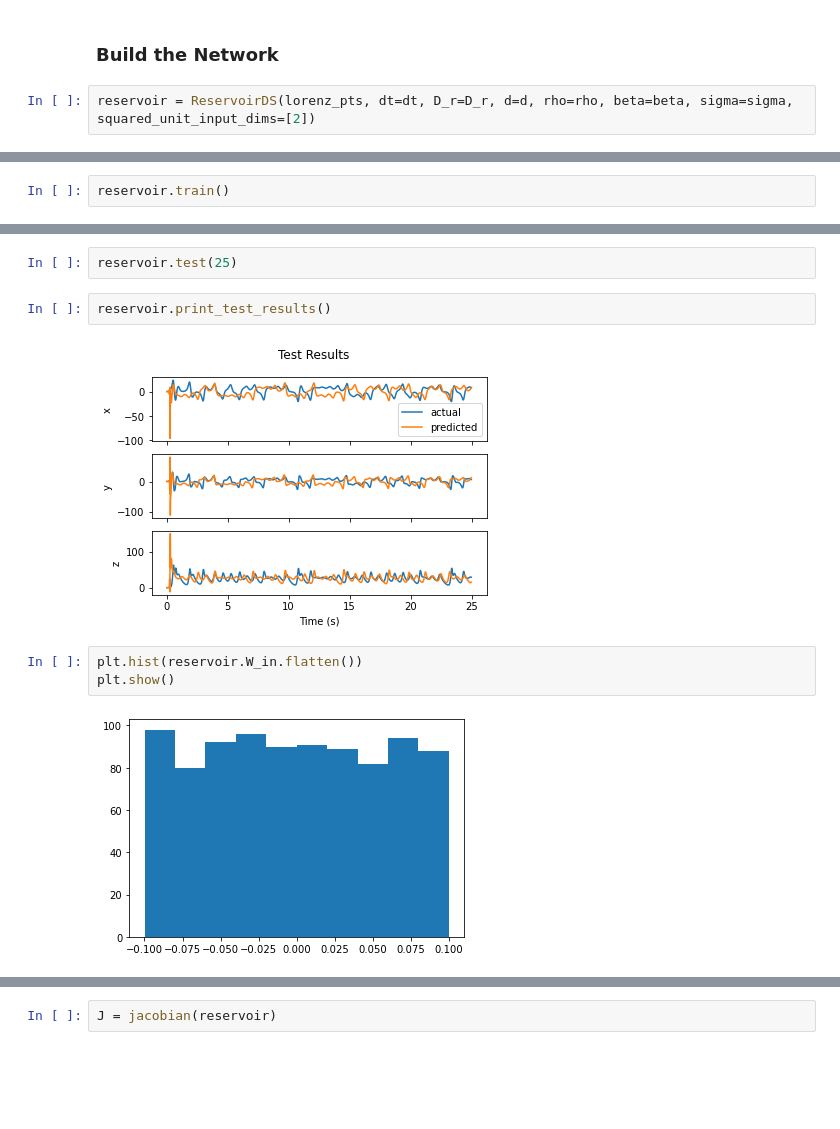
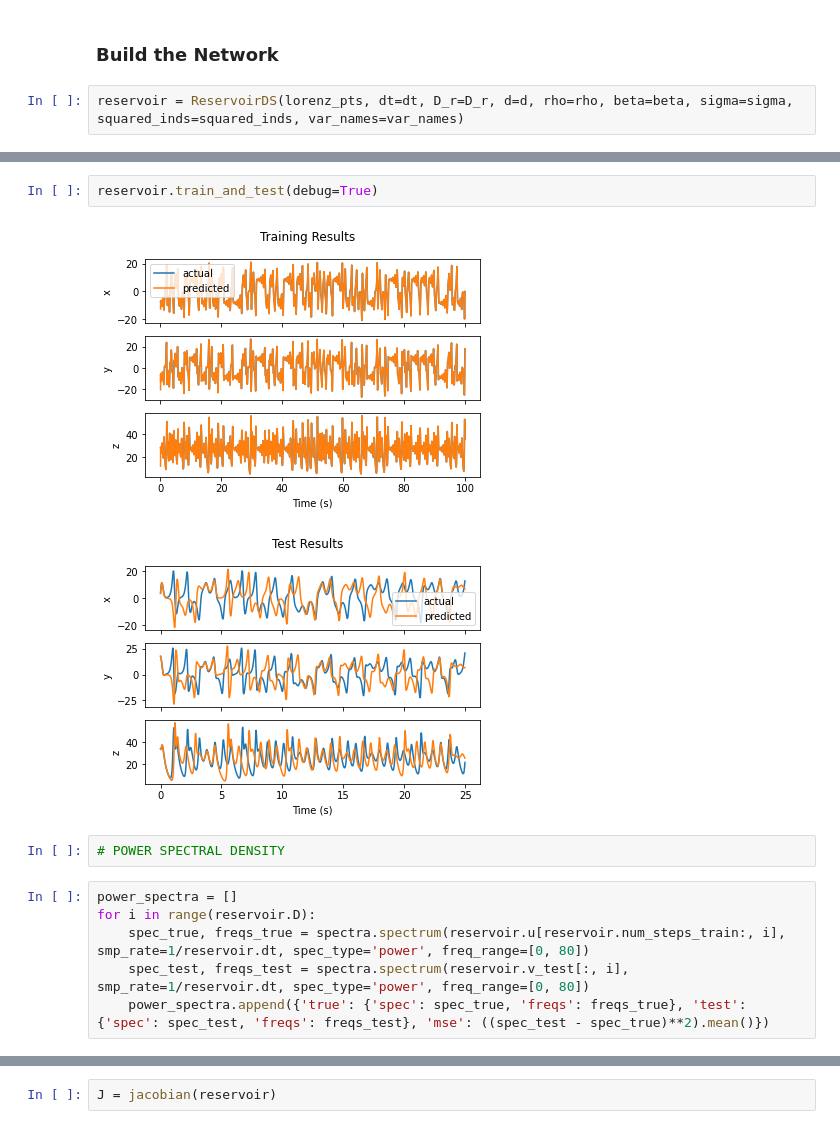
Before and after one commit to adamjeisen/ChaoticConsciousness, a Jupyter notebook: _sandbox/reservoir_computing/2021-05-27 - Lorenz + Reservoir (Using Class).ipynb, the cells around one changed output, grey strips where cells are left out. Saved outputs shown, nothing was run; the diff lists cells and outputs as text; blank space fills up the shorter version.

```diff
--- a/_sandbox/reservoir_computing/2021-05-27 - Lorenz + Reservoir (Using Class).ipynb
+++ b/_sandbox/reservoir_computing/2021-05-27 - Lorenz + Reservoir (Using Class).ipynb
@@ -59,7 +73,7 @@ plt.show()
 # %% [markdown]
 ### Build the Network
 # %%
-reservoir = ReservoirDS(lorenz_pts, dt=dt, D_r=D_r, d=d, rho=rho, beta=beta, sigma=sigma, squared_unit_input_dims=[2])
+reservoir = ReservoirDS(lorenz_pts, dt=dt, D_r=D_r, d=d, rho=rho, beta=beta, sigma=sigma, squared_inds=squared_inds, var_names=var_names)
 # %%
 reservoir.build_connectivity(debug=True)
 # %% [output]
@@ -69,2 +82,0 @@ The spectral radius is 1.194
-# %%
-reservoir.train()
@@ -75,11 +83,13 @@ reservoir.print_train_results()
-# %%
-reservoir.test(25)
-# %%
-reservoir.print_test_results()
-# %% [output]
-[figure, removed]
-# %%
-plt.hist(reservoir.W_in.flatten())
-plt.show()
-# %% [output]
-[figure, removed]
+# %%
+reservoir.train_and_test(debug=True)
+# %% [output]
+[figure, added]
+[figure, added]
+# %%
+# POWER SPECTRAL DENSITY
+# %%
+power_spectra = []
+for i in range(reservoir.D):
+    spec_true, freqs_true = spectra.spectrum(reservoir.u[reservoir.num_steps_train:, i], smp_rate=1/reservoir.dt, spec_type='power', freq_range=[0, 80])
+    spec_test, freqs_test = spectra.spectrum(reservoir.v_test[:, i], smp_rate=1/reservoir.dt, spec_type='power', freq_range=[0, 80])
+    power_spectra.append({'true': {'spec': spec_true, 'freqs': freqs_true}, 'test': {'spec': spec_test, 'freqs': freqs_test}, 'mse': ((spec_test - spec_true)**2).mean()})
```
Also changed, not shown: parts of 20 cells of this notebook, 2 other files.
